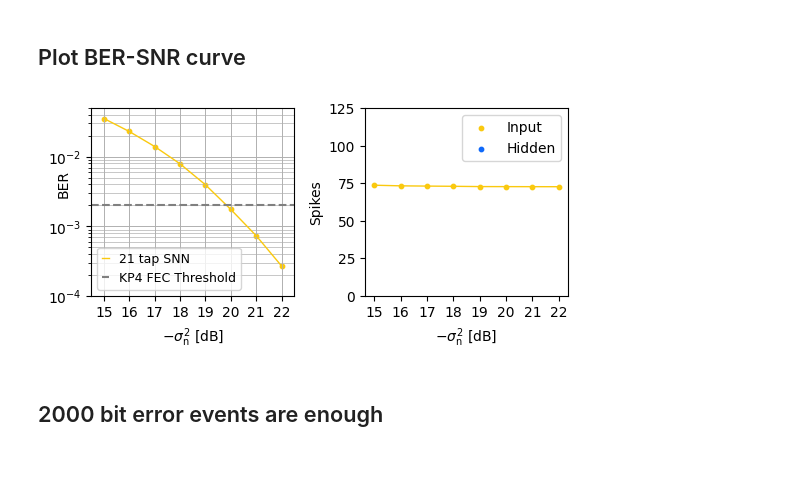
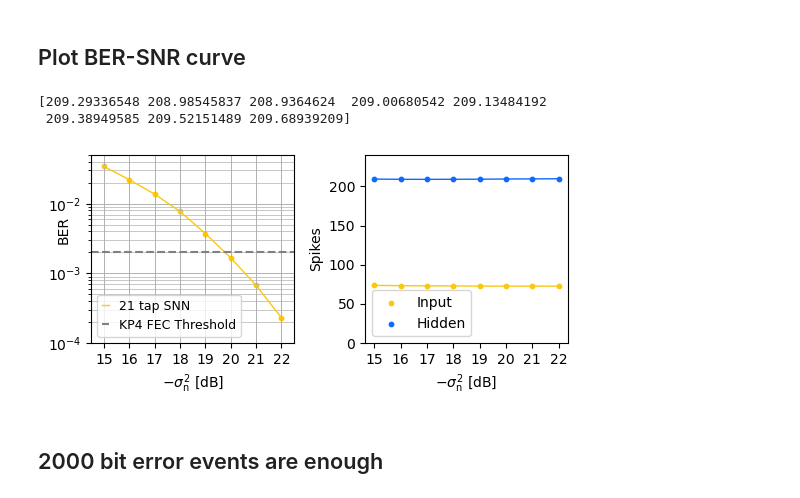
Before and after one commit to imdd-task/imdd-task, a Jupyter notebook: examples/SSMF_Task.ipynb, the cells around one changed output. Drawn from its saved outputs; the diff is of its cells as text; code cells hidden in the pictures; blank space fills up the shorter version.

```diff
--- a/examples/SSMF_Task.ipynb
+++ b/examples/SSMF_Task.ipynb
@@ -308,7 +310,7 @@ def test(dataloader, demapper, device, min_false_bits):
 ## Training
 # %%
 # Paths
-base_path = Path("../example_results/SSMF")
+base_path = Path("imdd-task/example_results2/SSMF/snr")
 base_path.mkdir(exist_ok=True, parents=True)
 model_dir = Path(base_path / "models")
 model_dir.mkdir(exist_ok=True)
@@ -419,38 +438,40 @@ Tested Demapper for 23.0. BER = 8.704347419552505e-05, n_false = 2002
 ## Plot BER-SNR curve
 # %%
 data = np.load(base_path / "test_bers.npy")[:-1]
-
-color = ["#FAC90F", "#FA8D0F", "#0F69FA", "#7A6F45"]
 
 fig, axs = plt.subplots(ncols=2, figsize=(5.5, 2.7))
 axs[0].set_ylabel("BER")
 axs[0].set_xlabel("$-\sigma^2_\mathrm{n}$ [dB]")
 axs[0].set_yscale("log")
 axs[0].set_ylim(1e-4, 5e-2)
 axs[0].set_xlim(14.5, 22.5)
 axs[0].set_xticks(data[:, 0])
 axs[0].plot(data[:, 0], data[:, 1], lw=1, color=color[0], label=r"21 tap SNN")
 axs[0].scatter(data[:, 0], data[:, 1], color=color[0], s=10)
 axs[0].hlines(2e-3, 14.5, 22.5, color="grey", ls="--", label="KP4 FEC Threshold")
 axs[0].grid(which="minor", lw=0.5)
 axs[0].grid(which="major", lw=0.7)
 axs[0].yaxis.set_label_coords(-0.1, 0.6)
 axs[0].legend(fontsize=9, handlelength=0.5)
 
 axs[1].set_ylabel("Spikes")
 axs[1].set_xlabel("$-\sigma^2_\mathrm{n}$ [dB]")
 axs[1].set_xticks(data[:, 0])
-axs[1].set_ylim(0, 125)
+axs[1].set_ylim(0, 240)
 axs[1].plot(data[:, 0], data[:, 2], lw=1, color=color[0])
 axs[1].scatter(data[:, 0], data[:, 2], color=color[0], s=10, label="Input")
 axs[1].plot(data[:, 0], data[:, 3], lw=1, color=color[2])
 axs[1].scatter(data[:, 0], data[:, 3], color=color[2], s=10, label="Hidden")
 axs[1].legend()
 
+print(data[:, 3])
+
 plt.tight_layout()
 plt.savefig(base_path / "ber_snr.png")
 # %% [output]
+[209.29336548 208.98545837 208.9364624  209.00680542 209.13484192
+ 209.38949585 209.52151489 209.68939209]
-[figure, old version]
+[figure, new version]
 # %% [markdown]
 ## 2000 bit error events are enough
 # %%
```
Also changed, not shown: parts of 15 cells of this notebook, 3 other files.
